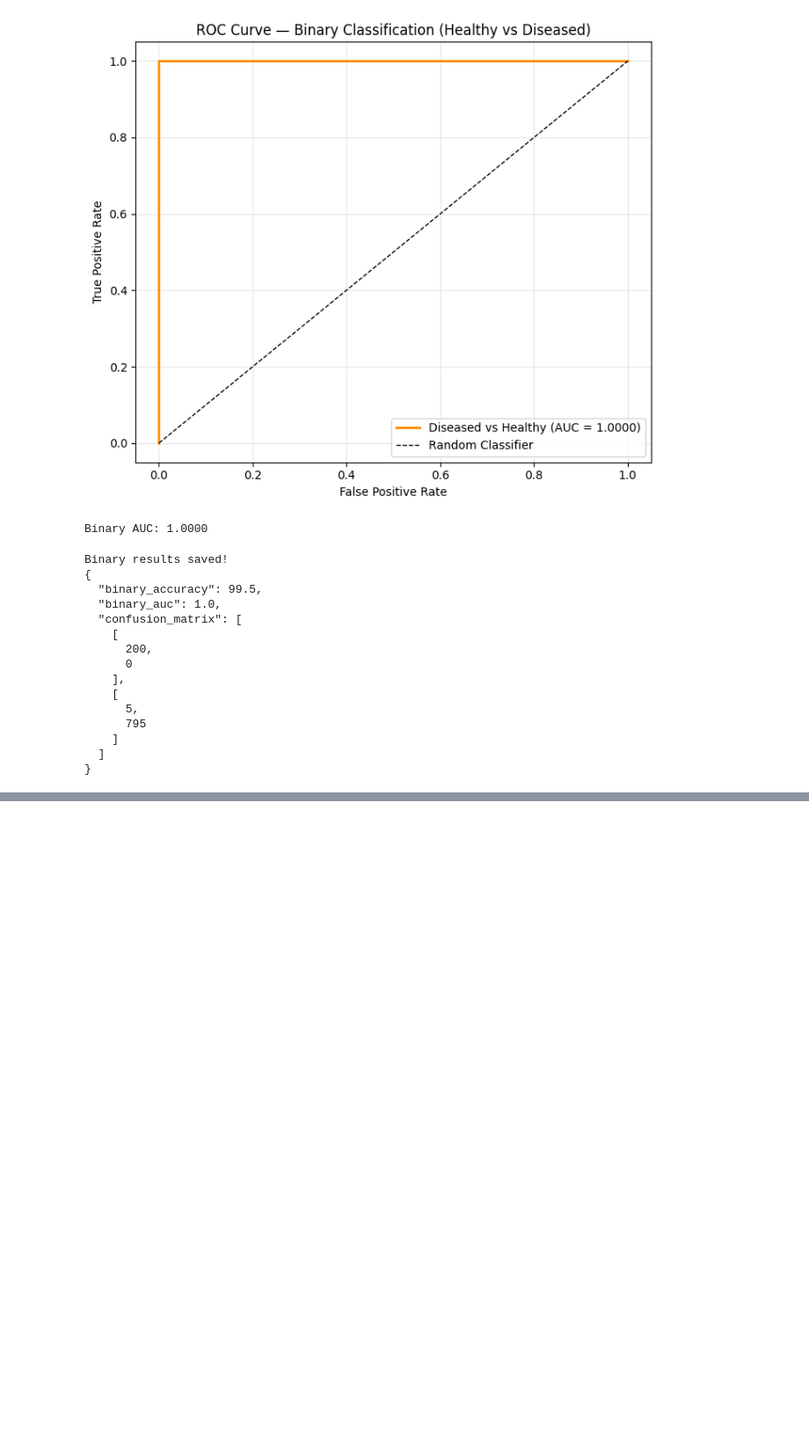
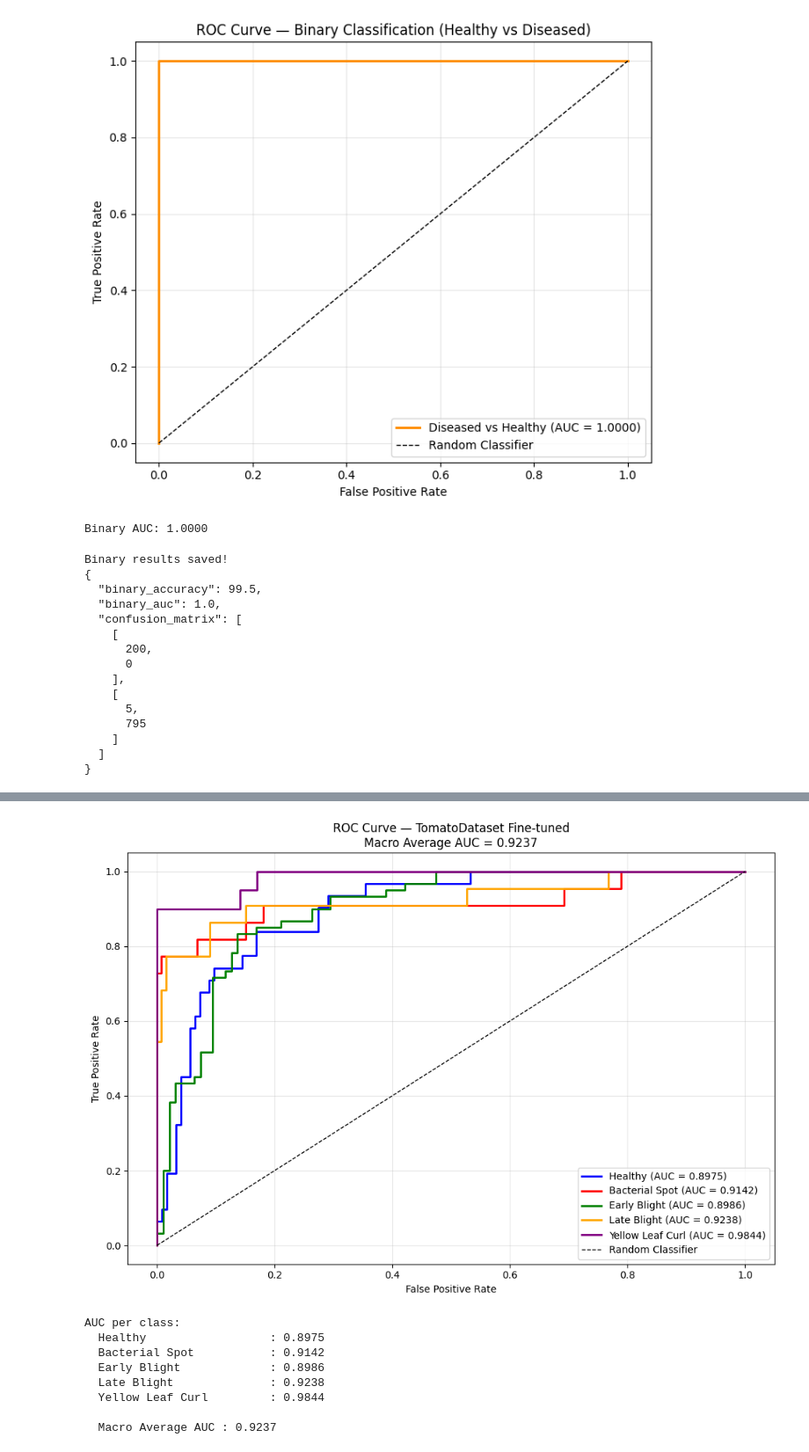
Before and after one commit to SammyBoi242006/CCPS_project, a Jupyter notebook: models/final_model_V2.2.ipynb, the cells around one changed output, grey strips where cells are left out. Shown at 88% size. Drawn from its saved outputs; the diff is of its cells as text; code cells hidden in the pictures; blank space fills up the shorter version.

```diff
--- a/models/final_model_V2.2.ipynb
+++ b/models/final_model_V2.2.ipynb
@@ -1510,0 +1943,41 @@ Binary results saved!
+# %%
+td_ft_labels_bin = label_binarize(td_ft_labels,
+                                   classes=list(range(CONFIG['num_classes'])))
+
+plt.figure(figsize=(10, 7))
+colors = ['blue', 'red', 'green', 'orange', 'purple']
+td_ft_auc_scores = {}
+
+for i, (name, color) in enumerate(zip(short_names, colors)):
+    fpr, tpr, _ = roc_curve(td_ft_labels_bin[:, i], td_ft_probs[:, i])
+    auc_val      = auc(fpr, tpr)
+    td_ft_auc_scores[name] = auc_val
+    plt.plot(fpr, tpr, color=color, lw=2,
+             label=f'{name} (AUC = {auc_val:.4f})')
+
+td_ft_macro_auc = np.mean(list(td_ft_auc_scores.values()))
+plt.plot([0,1], [0,1], 'k--', lw=1, label='Random Classifier')
+plt.title(f'ROC Curve — TomatoDataset Fine-tuned\n'
+          f'Macro Average AUC = {td_ft_macro_auc:.4f}')
+plt.xlabel('False Positive Rate')
+plt.ylabel('True Positive Rate')
+plt.legend(loc='lower right')
+plt.grid(True, alpha=0.3)
+plt.tight_layout()
+plt.savefig(os.path.join(RESULTS, 'tomato_finetuned_roc_curve.png'), dpi=150)
+plt.show()
+
+print("\nAUC per class:")
+for name, score in td_ft_auc_scores.items():
+    print(f"  {name:25s}: {score:.4f}")
+print(f"\n  Macro Average AUC : {td_ft_macro_auc:.4f}")
+# %% [output]
+[figure, added]
+AUC per class:
+  Healthy                  : 0.8975
+  Bacterial Spot           : 0.9142
+  Early Blight             : 0.8986
+  Late Blight              : 0.9238
+  Yellow Leaf Curl         : 0.9844
+
+  Macro Average AUC : 0.9237
```
Also changed, not shown: parts of 16 cells of this notebook.
